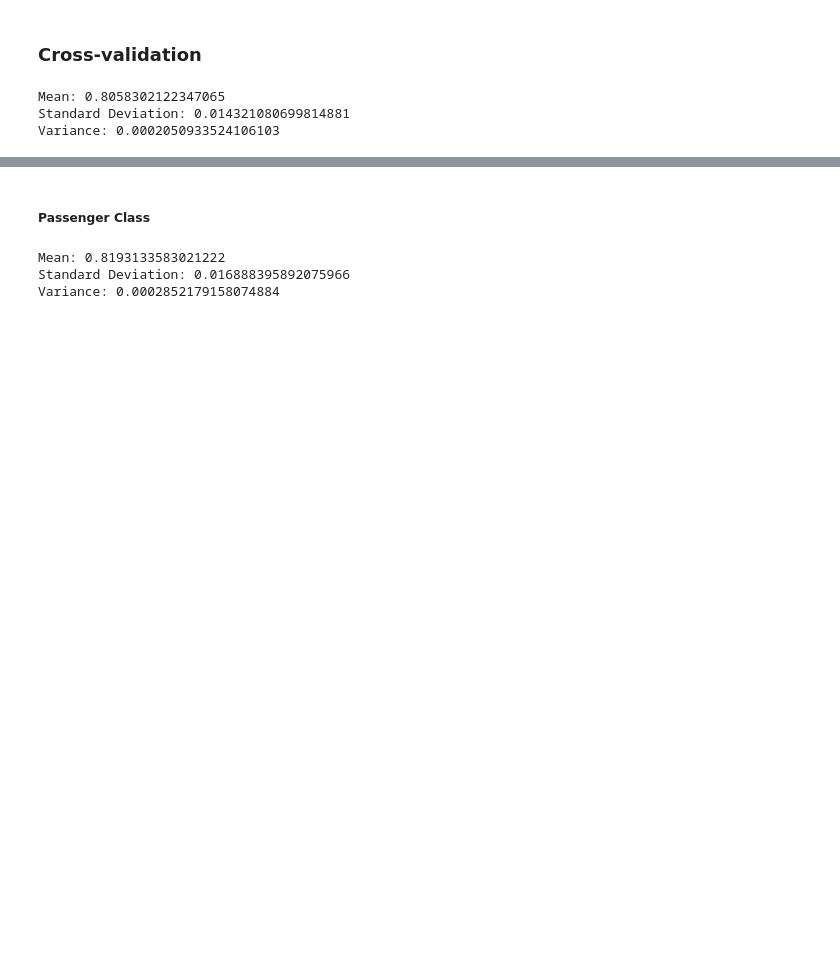
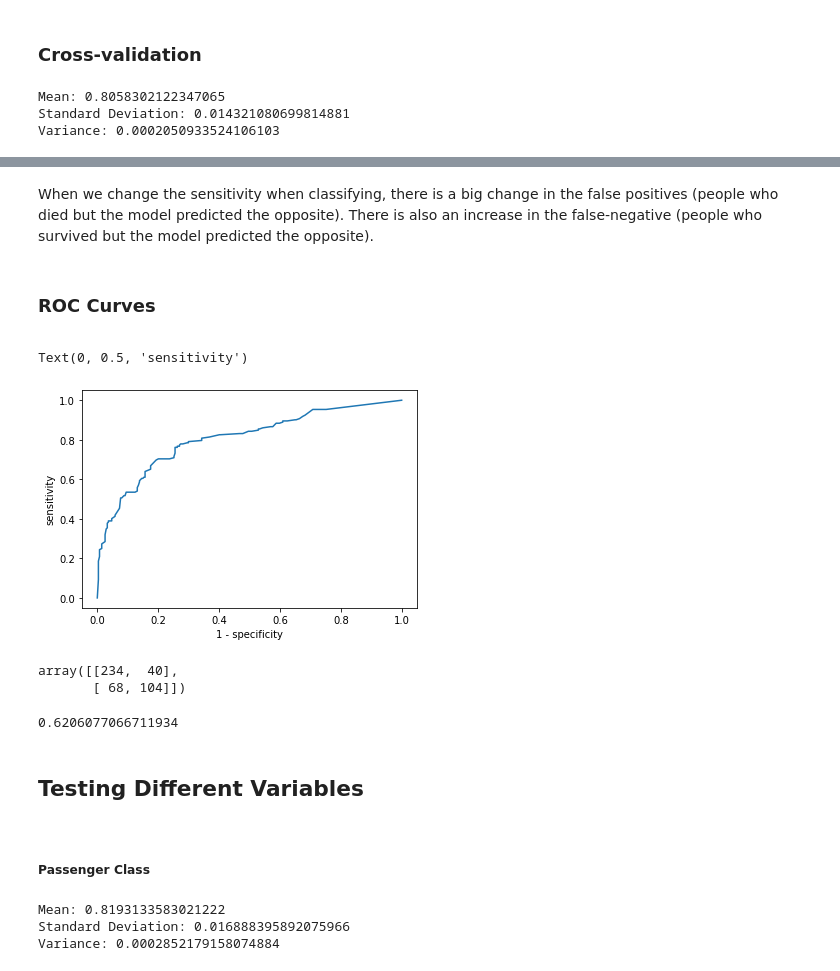
Before and after one commit to eduardopd/kaggle-titanic, a Jupyter notebook: kaggle-titanic.ipynb, the cells around one changed output, grey strips where cells are left out. Cells and saved outputs as stored; diff of their text form; code cells hidden in the pictures; blank space fills up the shorter version.

```diff
--- a/kaggle-titanic.ipynb
+++ b/kaggle-titanic.ipynb
@@ -338,3 +456,33 @@ Variance: 0.0002050933524106103
+# %% [markdown]
+When we change the sensitivity when classifying, there is a big change in the false positives (people who died but the model predicted the opposite). There is also an increase in the false-negative (people who survived but the model predicted the opposite).
+# %% [markdown]
+### ROC Curves
+
+<a id='roc'></a>
+# %%
+fpr, tpr, thresholds = metrics.roc_curve(y_test, P_prob)
+
+plt.plot(fpr, tpr);
+plt.xlabel('1 - specificity')
+plt.ylabel('sensitivity')
+# %% [output]
+Text(0, 0.5, 'sensitivity')
+[figure, added]
+# %%
+p_after_roc = binarize([P_prob], 0.62)[0]
+
+metrics.confusion_matrix(y_test, p_after_roc)
+# %% [output]
+array([[234,  40],
+       [ 68, 104]])
+# %%
+print(metrics.roc_auc_score(y_test, p))
+# %% [output]
+0.6206077066711934
+# %% [markdown]
+## Testing Different Variables
+
+<a id='newvar'></a>
 # %% [markdown]
 ##### Passenger Class
 # %%
```
Also changed, not shown: parts of 55 cells of this notebook.
